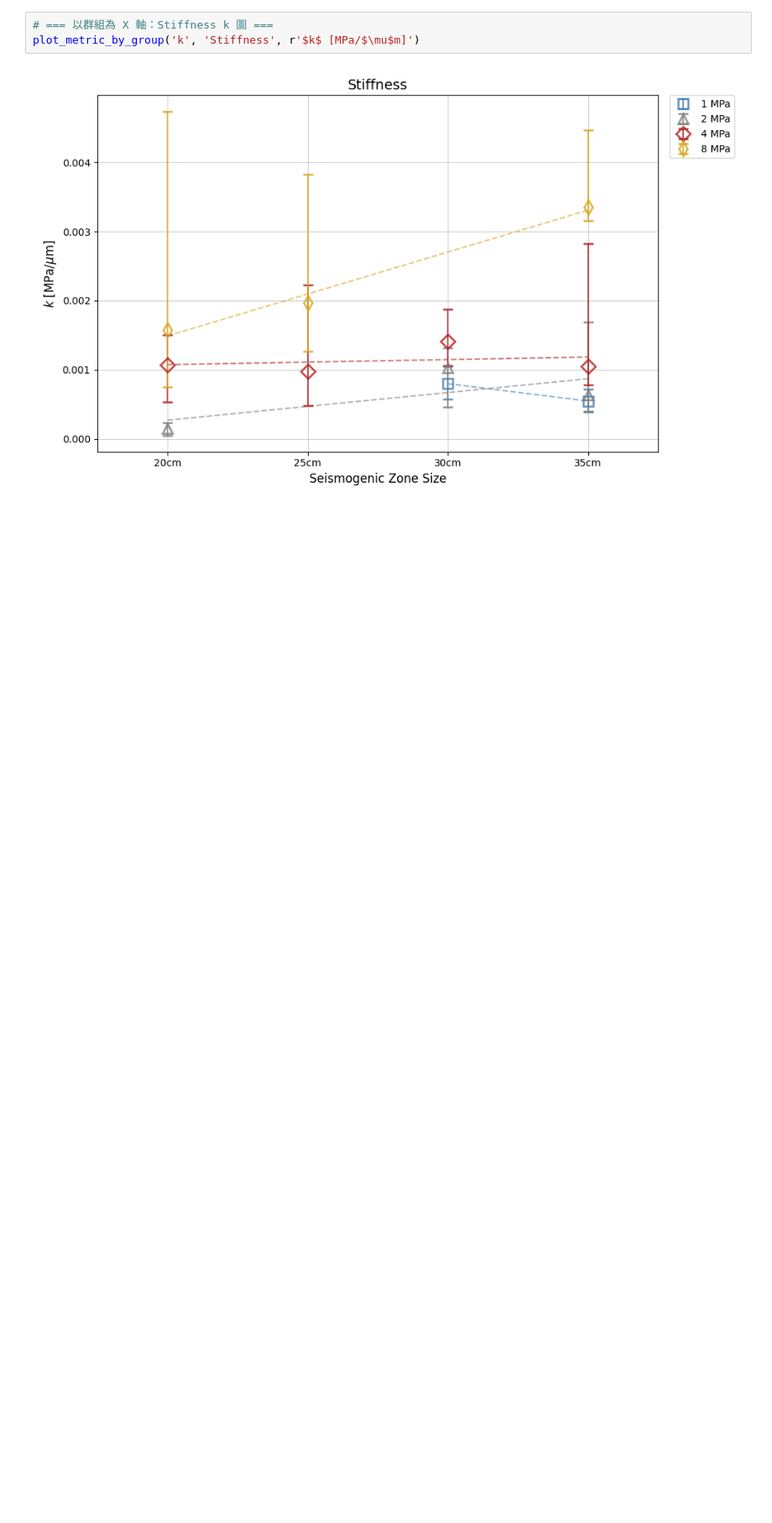
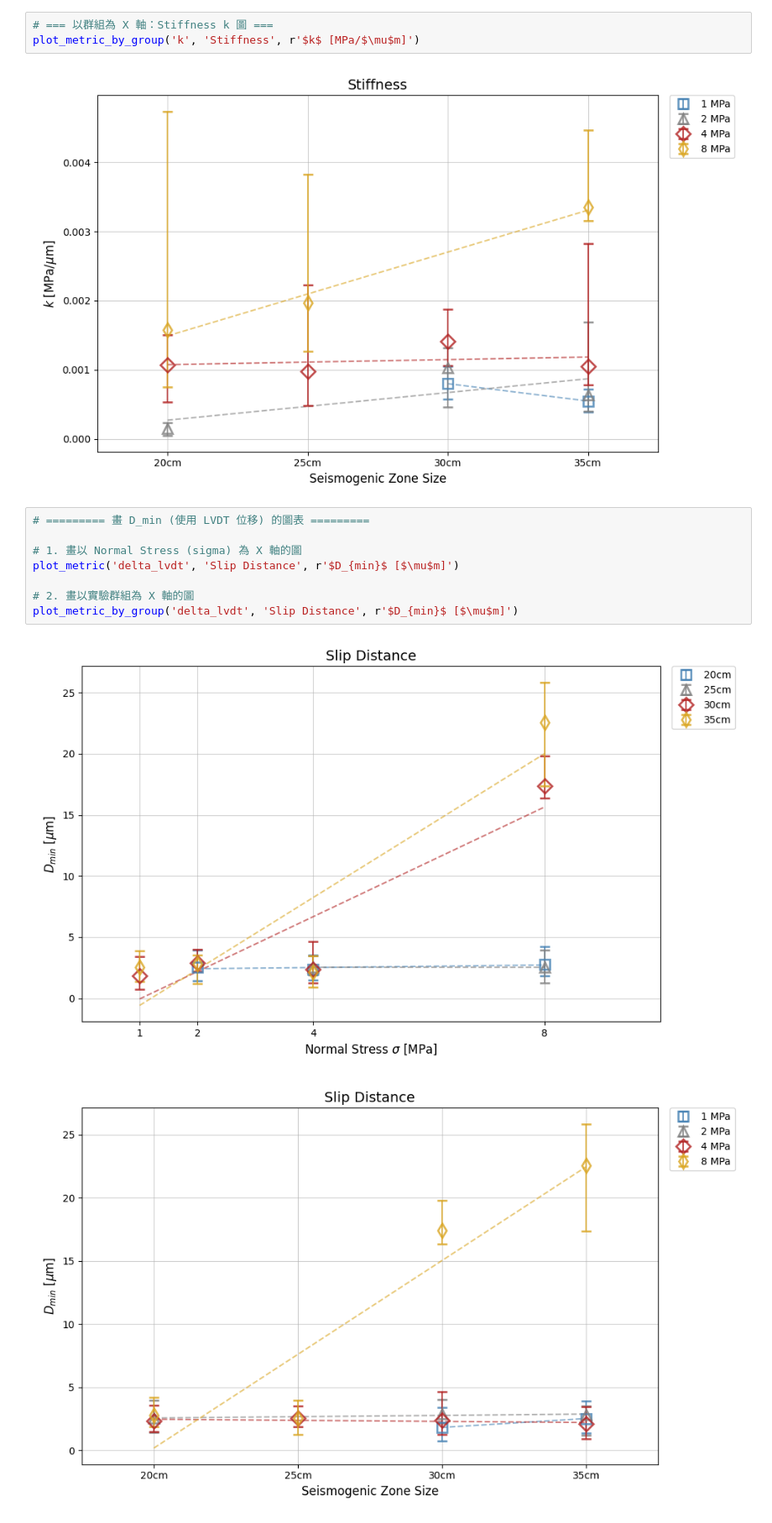
Before and after one commit to Potter0427/labquake_explorer_re, a Jupyter notebook: export h5/2D_Summary_Plots.ipynb, the cells around one changed output. Shown at 84% size. Drawn from its saved outputs; the diff is of its cells as text; blank space fills up the shorter version.

Commit message:
feat: add Jupyter notebook for generating 2D summary plots from experimental data

```diff
--- a/export h5/2D_Summary_Plots.ipynb
+++ b/export h5/2D_Summary_Plots.ipynb
@@ -289,3 +289,14 @@ plot_metric_by_group('delta_tau', 'Stress Drop', r'$\Delta\tau$ [MPa]')
 plot_metric_by_group('k', 'Stiffness', r'$k$ [MPa/$\mu$m]')
 # %% [output]
 [figure]
+# %%
+# ========= 畫 D_min (使用 LVDT 位移) 的圖表 =========
+
+# 1. 畫以 Normal Stress (sigma) 為 X 軸的圖
+plot_metric('delta_lvdt', 'Slip Distance', r'$D_{min}$ [$\mu$m]')
+
+# 2. 畫以實驗群組為 X 軸的圖
+plot_metric_by_group('delta_lvdt', 'Slip Distance', r'$D_{min}$ [$\mu$m]')
+# %% [output]
+[figure, added]
+[figure, added]
```
